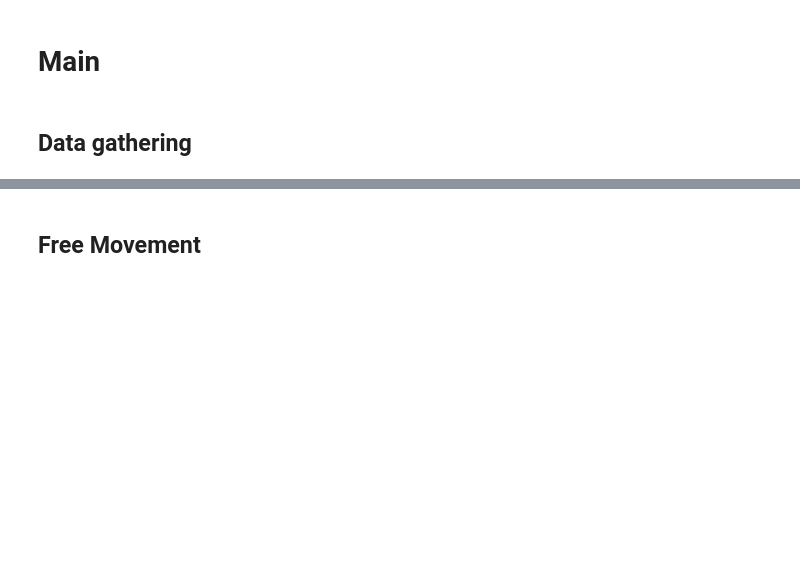
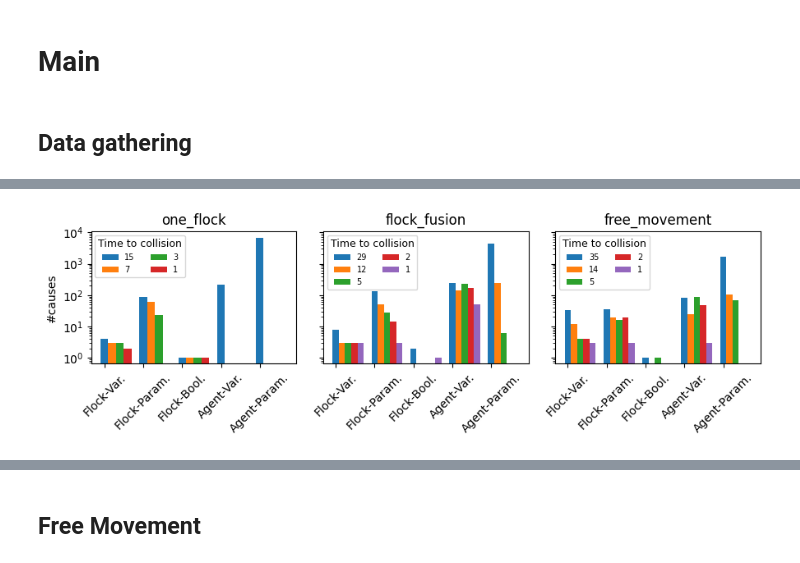
Before and after one commit to SamuelReyd/RelevantCauseCAS, a Jupyter notebook: src/main.ipynb, the cells around one changed output, grey strips where cells are left out. Saved outputs shown, nothing was run; the diff lists cells and outputs as text; code cells hidden in the pictures; blank space fills up the shorter version.

```diff
--- a/src/main.ipynb
+++ b/src/main.ipynb
@@ -177,3 +22,5 @@ render_distributions(Metrics.COMPLEXITY)
 # %%
-# render_distributions(Metrics.OLDNESS)
+render_distributions(Metrics.OLDNESS)
+# %% [output]
+[figure, added]
 # %%
```
Also changed, not shown: parts of 22 cells of this notebook, 8 other files.
